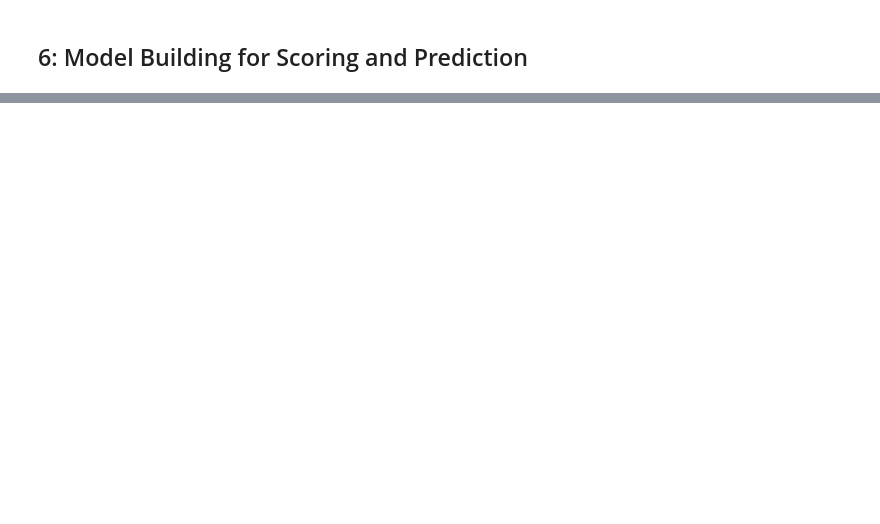
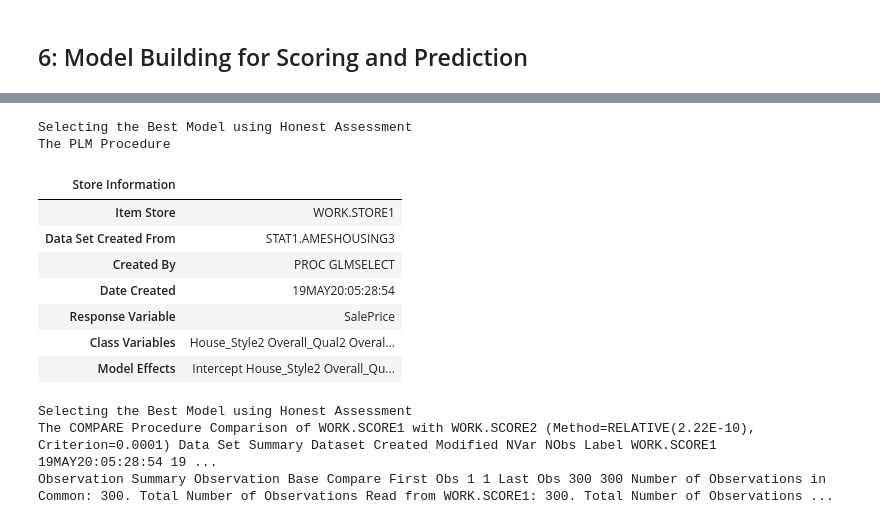
Before and after one commit to franmarq/SAS_course_notes, a Jupyter notebook: Statistics1_ANOVA_Regression_LogisticRegression_6.ipynb, the cells around one changed output, grey strips where cells are left out. Drawn from its saved outputs; the diff is of its cells as text; code cells hidden in the pictures; blank space fills up the shorter version.

```diff
--- a/Statistics1_ANOVA_Regression_LogisticRegression_6.ipynb
+++ b/Statistics1_ANOVA_Regression_LogisticRegression_6.ipynb
@@ -68,0 +212,37 @@ SAS Connection established. Subprocess id is 3489
+# %%
+proc glmselect data=STAT1.ameshousing3
+               seed=8675309
+               noprint;
+   class &categorical / param=ref ref=first;
+   model SalePrice=&categorical &interval /
+               selection=stepwise
+               (select=aic
+               choose=validate) hierarchy=single;
+   partition fraction(validate=0.3333);
+   score data=STAT1.ameshousing4 out=score1;
+   store out=store1;
+   title "Selecting the Best Model using Honest Assessment";
+run;
+
+proc plm restore=store1;
+   score data=STAT1.ameshousing4 out=score2;
+run;
+
+proc compare base=score1 compare=score2 criterion=0.0001;
+   var P_SalePrice;
+   with Predicted;
+run;
+# %% [output]
+Selecting the Best Model using Honest Assessment
+The PLM Procedure
+| Store Information |  |
+| Item Store | WORK.STORE1 |
+| Data Set Created From | STAT1.AMESHOUSING3 |
+| Created By | PROC GLMSELECT |
+| Date Created | 19MAY20:05:28:54 |
+| Response Variable | SalePrice |
+| Class Variables | House_Style2 Overall_Qual2 Overal... |
+| Model Effects | Intercept House_Style2 Overall_Qu... |
+Selecting the Best Model using Honest Assessment
+The COMPARE Procedure Comparison of WORK.SCORE1 with WORK.SCORE2 (Method=RELATIVE(2.22E-10), Criterion=0.0001) Data Set Summary Dataset Created Modified NVar NObs Label WORK.SCORE1 19MAY20:05:28:54 19 ...
+Observation Summary Observation Base Compare First Obs 1 1 Last Obs 300 300 Number of Observations in Common: 300. Total Number of Observations Read from WORK.SCORE1: 300. Total Number of Observations ...
```
Also changed, not shown: parts of 13 cells of this notebook, 3 other files.
